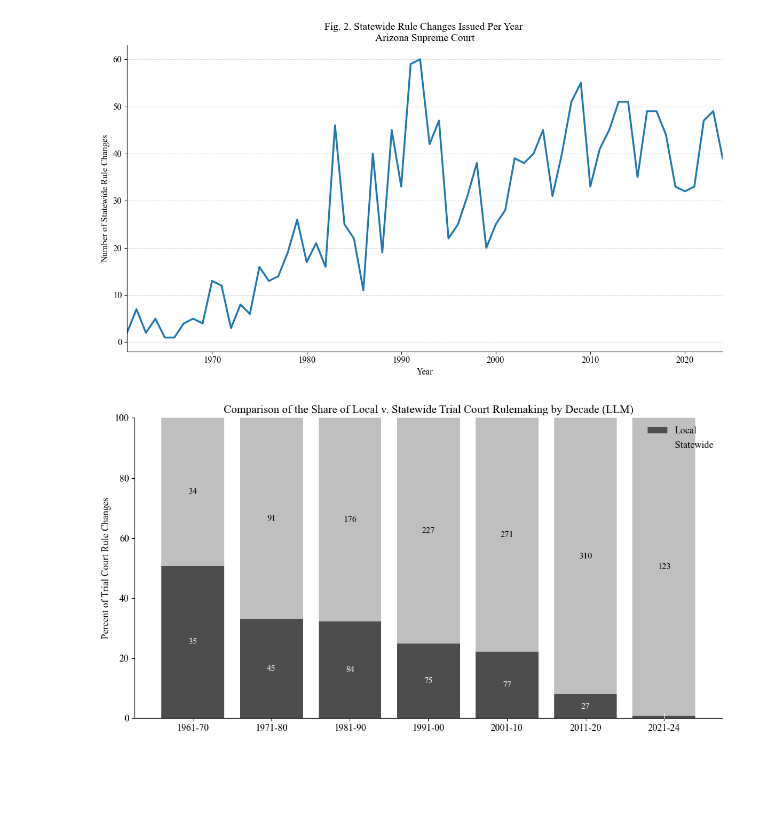
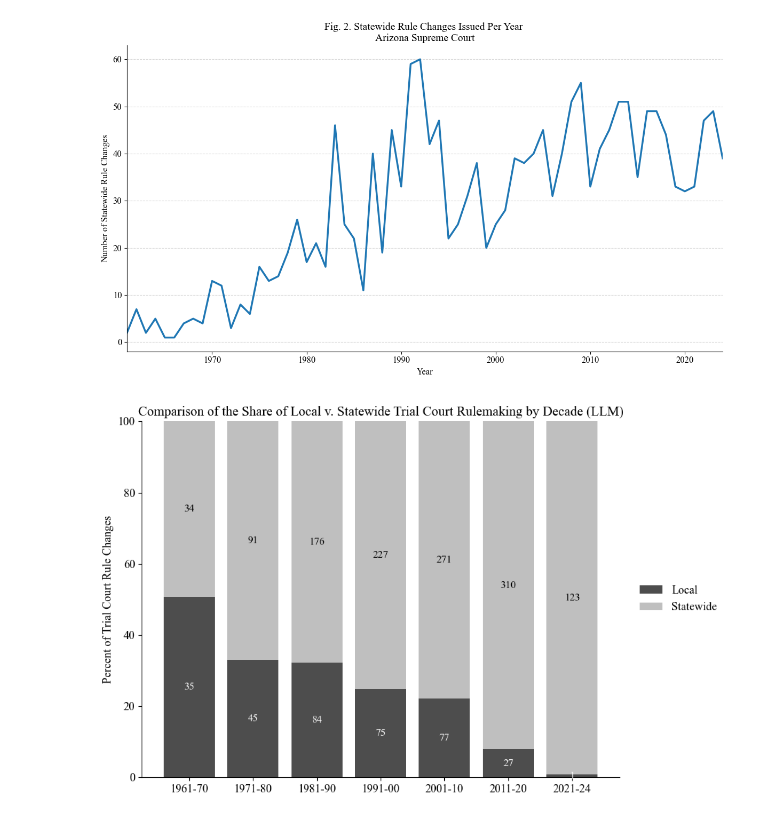
Before and after one commit to OthmanBensoudaKoraichi/Tailored-Procedures, a Jupyter notebook: code/blackbook_rules_processing.ipynb, the cells around one changed output. Drawn from its saved outputs; the diff is of its cells as text; code cells hidden in the pictures; blank space fills up the shorter version.

Commit message:
moved legend fig 3

```diff
--- a/code/blackbook_rules_processing.ipynb
+++ b/code/blackbook_rules_processing.ipynb
@@ -912,7 +912,7 @@ import numpy as np
 from pathlib import Path
 
 # ============================================================
-# LOAD DATA
+# LOAD DATA #
 # ============================================================
 
 BASE_DIR = Path.cwd().parent
@@ -1041,33 +1041,38 @@ for i, decade in enumerate(shares.index):
     if statewide_count > 0:
         ax.text(
             i,
             shares.loc[decade, "Local"] * 100 +
             (shares.loc[decade, "Statewide"] * 100) / 2,
             f"{statewide_count}",
             ha="center",
             va="center",
             color="black",
             fontsize=11
         )
 
 # ============================================================
 # FORMATTING
 # ============================================================
 
 ax.set_ylabel("Percent of Trial Court Rule Changes")
 ax.set_ylim(0, 100)
 
 ax.set_title(
     "Comparison of the Share of Local v. Statewide Trial Court Rulemaking by Decade (LLM)",
     fontsize=14
 )
 
-ax.legend(frameon=False)
+# Legend outside
+ax.legend(
+    frameon=False,
+    loc="center left",
+    bbox_to_anchor=(1.02, 0.5)
+)
 
 ax.spines["top"].set_visible(False)
 ax.spines["right"].set_visible(False)
 
-plt.tight_layout()
+plt.tight_layout(rect=[0, 0, 0.85, 1])
 plt.show()
 # %% [output]
-[figure, old version]
+[figure, new version]
```
